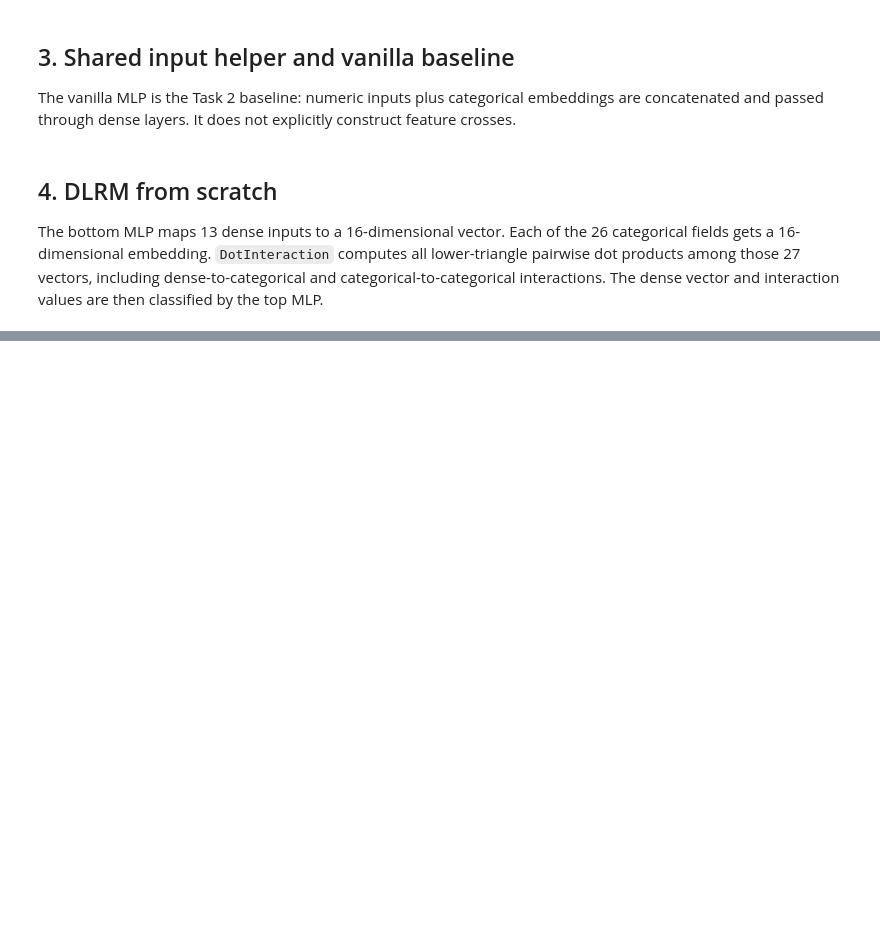
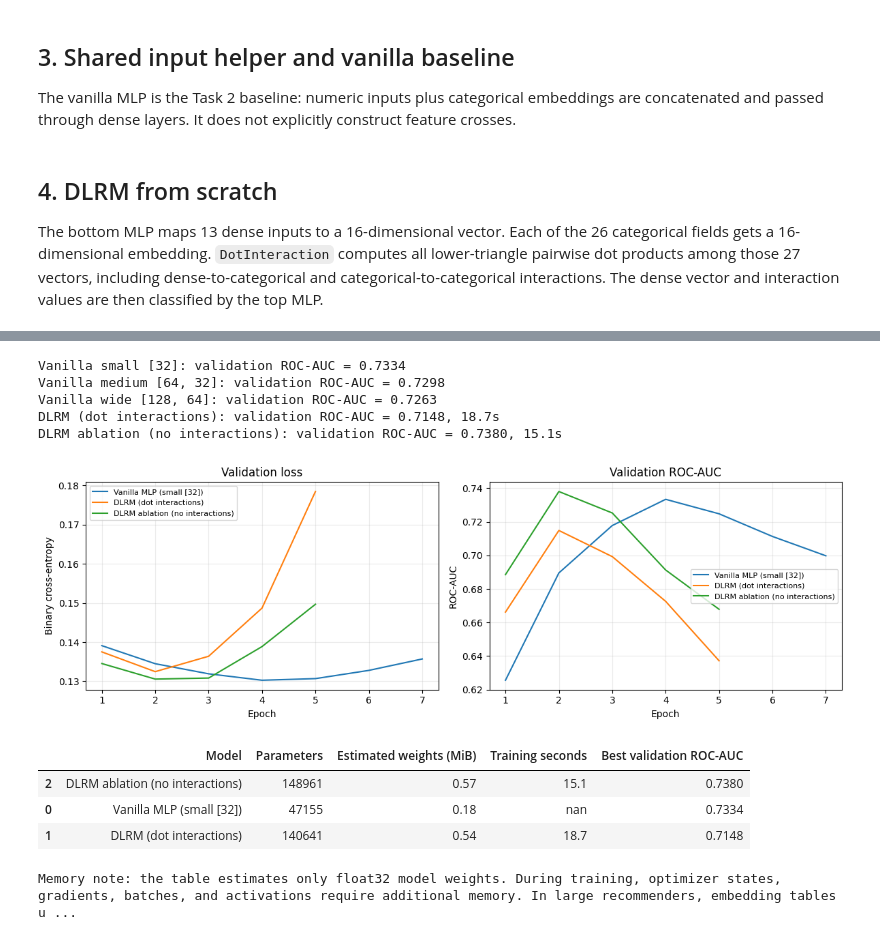
Before and after one commit to oinkcoder/DarshMosur-Intelligence-SIG-Recs-2026, a Jupyter notebook: mandatory-tasks/recommender-systems-cf-to-dlrm/RecommendationTasks/03_DLRM/dlrm.ipynb, the cells around one changed output, grey strips where cells are left out. Cells and saved outputs as stored; diff of their text form; code cells hidden in the pictures; blank space fills up the shorter version.

Commit message:
Training the baseline, DLRM and ablation

```diff
--- a/mandatory-tasks/recommender-systems-cf-to-dlrm/RecommendationTasks/03_DLRM/dlrm.ipynb
+++ b/mandatory-tasks/recommender-systems-cf-to-dlrm/RecommendationTasks/03_DLRM/dlrm.ipynb
@@ -278,0 +283,79 @@ def build_dlrm(embed_dim=16, use_interactions=True):
+# %%
+def train_candidate(model):
+    early_stop = tf.keras.callbacks.EarlyStopping(
+        monitor='val_roc_auc', mode='max', patience=3, restore_best_weights=True
+    )
+    started = time.perf_counter()
+    history = model.fit(train_inputs, y_train, validation_data=(val_inputs, y_val),
+                        epochs=20, batch_size=512, verbose=0, callbacks=[early_stop])
+    seconds = time.perf_counter() - started
+    return history.history, seconds
+
+# This is the same small architecture search used in Task 2.
+architectures = {'small [32]': ([32], 0.0),
+                 'medium [64, 32]': ([64, 32], 0.10),
+                 'wide [128, 64]': ([128, 64], 0.20)}
+vanilla_models, vanilla_histories, vanilla_auc = {}, {}, {}
+for label, (layers, dropout) in architectures.items():
+    model = build_mlp(layers, dropout)
+    history, _ = train_candidate(model)
+    vanilla_models[label] = model
+    vanilla_histories[label] = history
+    vanilla_auc[label] = max(history['val_roc_auc'])
+    print(f"Vanilla {label}: validation ROC-AUC = {vanilla_auc[label]:.4f}")
+
+best_vanilla_name = max(vanilla_auc, key=vanilla_auc.get)
+best_vanilla = vanilla_models[best_vanilla_name]
+baseline_name = f'Vanilla MLP ({best_vanilla_name})'
+
+models = {baseline_name: best_vanilla}
+histories = {baseline_name: vanilla_histories[best_vanilla_name]}
+train_cost = {baseline_name: {'seconds': np.nan, 'parameters': best_vanilla.count_params(),
+                              'best_val_auc': vanilla_auc[best_vanilla_name]}}
+
+for name, builder in {'DLRM (dot interactions)': lambda: build_dlrm(16, True),
+                      'DLRM ablation (no interactions)': lambda: build_dlrm(16, False)}.items():
+    model = builder()
+    history, seconds = train_candidate(model)
+    models[name] = model
+    histories[name] = history
+    train_cost[name] = {'seconds': seconds, 'parameters': model.count_params(),
+                        'best_val_auc': max(history['val_roc_auc'])}
+    print(f"{name}: validation ROC-AUC = {train_cost[name]['best_val_auc']:.4f}, {seconds:.1f}s")
+# %% [output]
+Vanilla small [32]: validation ROC-AUC = 0.7334
+Vanilla medium [64, 32]: validation ROC-AUC = 0.7298
+Vanilla wide [128, 64]: validation ROC-AUC = 0.7263
+DLRM (dot interactions): validation ROC-AUC = 0.7148, 18.7s
+DLRM ablation (no interactions): validation ROC-AUC = 0.7380, 15.1s
+# %%
+fig, axes = plt.subplots(1, 2, figsize=(12, 4))
+for name, history in histories.items():
+    epoch = range(1, len(history['loss']) + 1)
+    axes[0].plot(epoch, history['val_loss'], label=name)
+    axes[1].plot(epoch, history['val_roc_auc'], label=name)
+axes[0].set(title='Validation loss', xlabel='Epoch', ylabel='Binary cross-entropy')
+axes[1].set(title='Validation ROC-AUC', xlabel='Epoch', ylabel='ROC-AUC')
+for axis in axes:
+    axis.grid(alpha=0.25)
+    axis.legend(fontsize=8)
+plt.tight_layout(); plt.show()
+
+cost_table = pd.DataFrame([
+    {'Model': name, 'Parameters': info['parameters'],
+     'Estimated weights (MiB)': info['parameters'] * 4 / 1024**2,
+     'Training seconds': info['seconds'], 'Best validation ROC-AUC': info['best_val_auc']}
+    for name, info in train_cost.items()
+]).sort_values('Best validation ROC-AUC', ascending=False)
+display(cost_table.style.format({'Estimated weights (MiB)': '{:.2f}',
+                                  'Training seconds': '{:.1f}',
+                                  'Best validation ROC-AUC': '{:.4f}'}))
+
+print('Memory note: the table estimates only float32 model weights. During training, optimizer states, gradients, batches, and activations require additional memory. In large recommenders, embedding tables usually dominate memory.')
+# %% [output]
+[figure, added]
+|  | Model | Parameters | Estimated weights (MiB) | Training seconds | Best validation ROC-AUC |
+| 2 | DLRM ablation (no interactions) | 148961 | 0.57 | 15.1 | 0.7380 |
+| 0 | Vanilla MLP (small [32]) | 47155 | 0.18 | nan | 0.7334 |
+| 1 | DLRM (dot interactions) | 140641 | 0.54 | 18.7 | 0.7148 |
+Memory note: the table estimates only float32 model weights. During training, optimizer states, gradients, batches, and activations require additional memory. In large recommenders, embedding tables u ...
```
Also changed, not shown: parts of 1 cell of this notebook.
